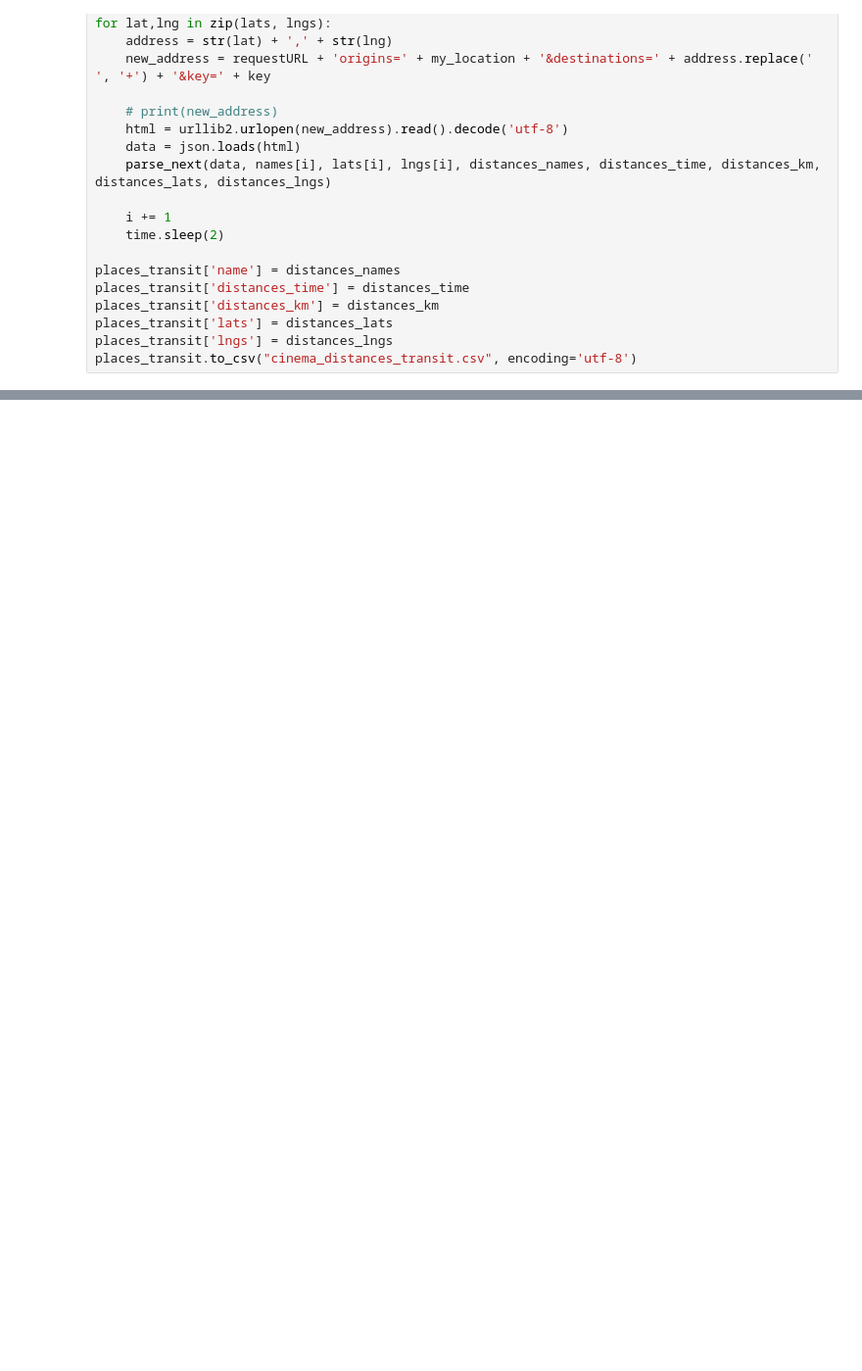
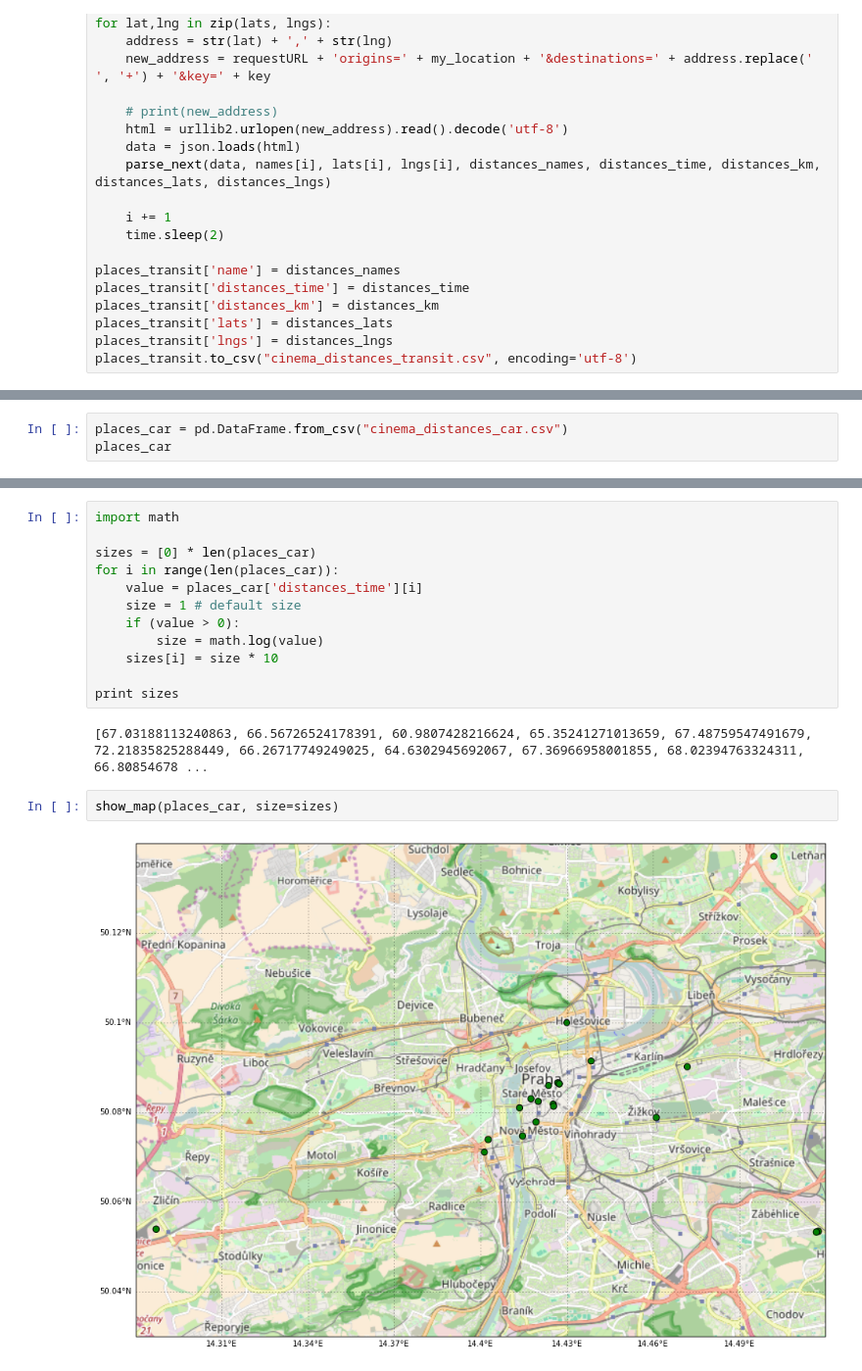
Before and after one commit to Honkl/popular-places, a Jupyter notebook: src/Cinemas.ipynb, the cells around one changed output, grey strips where cells are left out. Shown at 98% size. Saved outputs shown, nothing was run; the diff lists cells and outputs as text; blank space fills up the shorter version.

Commit message:
Facebook map updated + cinemas map

```diff
--- a/src/Cinemas.ipynb
+++ b/src/Cinemas.ipynb
@@ -227,0 +211,3 @@ print(places_transit)
+# %%
+places_car = pd.DataFrame.from_csv("cinema_distances_car.csv")
+places_car
@@ -227,0 +301,18 @@ print(places_transit)
+# %%
+import math
+
+sizes = [0] * len(places_car)
+for i in range(len(places_car)):
+    value = places_car['distances_time'][i]
+    size = 1 # default size
+    if (value > 0):
+        size = math.log(value)
+    sizes[i] = size * 10
+
+print sizes
+# %% [output]
+[67.03188113240863, 66.56726524178391, 60.9807428216624, 65.35241271013659, 67.48759547491679, 72.21835825288449, 66.26717749249025, 64.6302945692067, 67.36966958001855, 68.02394763324311, 66.80854678 ...
+# %%
+show_map(places_car, size=sizes)
+# %% [output]
+[figure, added]
```
Also changed, not shown: parts of 7 cells of this notebook.
